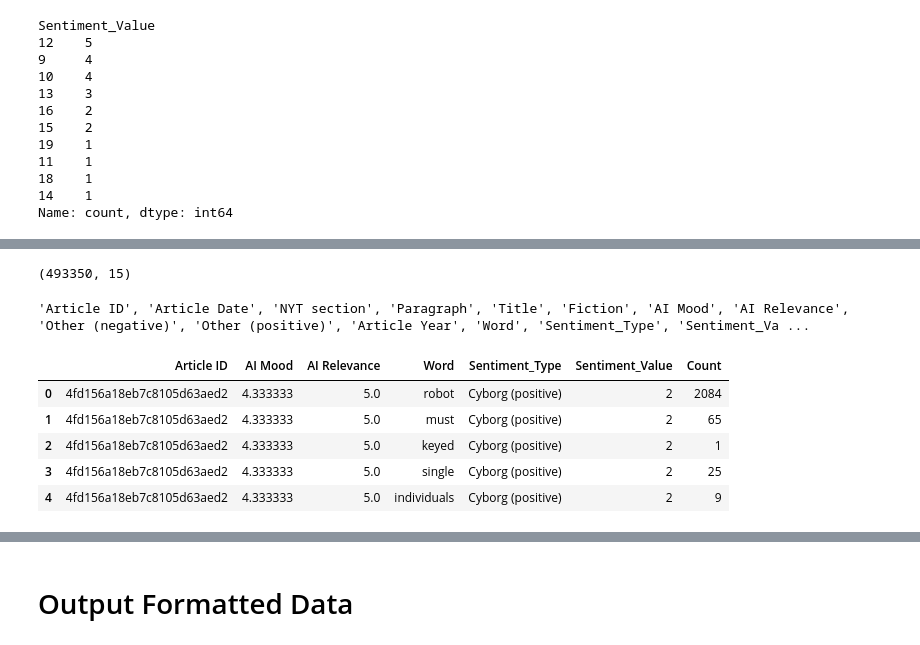
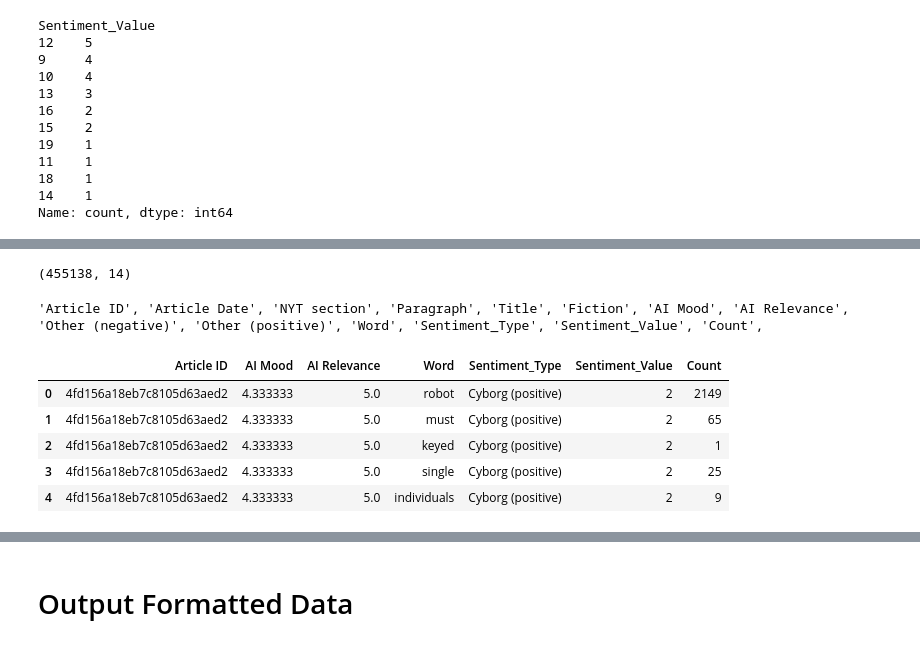
Before and after one commit to wrenparismoe/ai_sentiment, a Jupyter notebook: word-analysis-concat-paragraphs.ipynb, the cells around one changed output, grey strips where cells are left out. Drawn from its saved outputs; the diff is of its cells as text; code cells hidden in the pictures.

```diff
--- a/word-analysis-concat-paragraphs.ipynb
+++ b/word-analysis-concat-paragraphs.ipynb
@@ -32,10 +34,10 @@ Number of NaNs in 'Article Date' column:  1418 (42.14%)
 # %%
 # change 'Article Date' in datetime64[ns, UTC] format and change to 'Article Year' in int64 format
 # Convert the 'Article Date' column to datetime, coercing errors
-data['Article Date'] = pd.to_datetime(data['Article Date'], errors='coerce')
-data['Article Year'] = data['Article Date'].dt.year
-# convert to int64 - ignore nulls
-data['Article Year'] = data['Article Year'].fillna(0)
-data['Article Year'] = data['Article Year'].astype('int64')
+# data['Article Date'] = pd.to_datetime(data['Article Date'], errors='coerce')
+# data['Article Year'] = data['Article Date'].dt.year
+# # convert to int64 - ignore nulls
+# data['Article Year'] = data['Article Year'].fillna(0)
+# data['Article Year'] = data['Article Year'].astype('int64')
 
-data.head()
+# data.head()
@@ -53,7 +47,7 @@ data.head()
 ### Define Stop Words
 # %%
 # Define common English stop words - set class data type
-stop_words = {'thus', 'the', 'and', 'to', 'of', 'a', 'in', 'that', 'is', 'was', 'he', 'for', 'it', 'with', 'as', 'his', 'on', 'be', 'at', 'by', 'i', 'this', 'had', 'not', 'but', 'from', 'or', 'have', 'an', 'they', 'which', 'you', 'were', 'her', 'their', 'we', 'its', 'said', 'like', '—', '——', '-', '--'}
+stop_words = {'thus', 'the', 'and', 'to', 'of', 'a', 'in', 'that', 'is', 'was', 'he', 'for', 'it', 'with', 'as', 'his', 'on', 'be', 'at', 'by', 'i', 'this', 'had', 'not', 'but', 'from', 'or', 'have', 'an', 'they', 'which', 'you', 'were', 'her', 'their', 'we', 'its', 'said', 'like', '—', '——', '-', '--', '  '}
 
 # load frequent words dataset - columns are 'word' and 'count'
 freq_words = pd.read_csv('data/unigram_freq.csv')
@@ -86,12 +80,26 @@ print(len(stop_words))
 # %% [markdown]
 ### Tokenize Text
 # %%
+spell = SpellChecker()
+
 # Function to tokenize text (split by spaces and remove punctuation)
 def custom_tokenize(text):
+    # Convert to lower case
+    text = text.lower()
     # Remove punctuation
     text = text.translate(str.maketrans('', '', string.punctuation))
+    # write 'artificial intelligence' phrase as single hyphenated word 'artificial_intelligence'
+    text = text.replace("artificial intelligence", "artificial_intelligence")
+    text = text.replace(" ai ", " AI ")
+    # Remove numbers and special characters but keep hyphenated words
+    text = re.sub(r'[^a-zA-Z0-9-]', ' ', text)
+    # Remove numbers
+    # text = re.sub(r'[0-9]', ' ', text)
     # Tokenize by spaces
-    tokens = text.lower().split()
+    tokens = text.split()
+    # Include only correctly spelled words
+    tokens = [word for word in tokens if word in spell]
+
     return tokens
 
 # Updated function to preprocess text (tokenize and remove stop words) with handling for missing or non-string values
@@ -251,20 +251,20 @@ data_word_expand.reset_index(drop=True, inplace=True)
 # %%
 data_word_expand.shape
 # %% [output]
-(493350, 15)
+(455138, 14)
 # %%
 # print columns of data_word_expand in single line with '' around col name
 print(' '.join([f"'{col}'," for col in data_word_expand.columns.tolist()]))
 # %% [output]
-'Article ID', 'Article Date', 'NYT section', 'Paragraph', 'Title', 'Fiction', 'AI Mood', 'AI Relevance', 'Other (negative)', 'Other (positive)', 'Article Year', 'Word', 'Sentiment_Type', 'Sentiment_Va ...
+'Article ID', 'Article Date', 'NYT section', 'Paragraph', 'Title', 'Fiction', 'AI Mood', 'AI Relevance', 'Other (negative)', 'Other (positive)', 'Word', 'Sentiment_Type', 'Sentiment_Value', 'Count',
 # %%
 # drop unnecessary columns in data_word_expand - only keep 'Article ID', 'Word' 'Sentiment_Type', 'AI Mood', 'Sentiment_Value', 'AI Relevance', 'Count'
-data_word_expand_opt = data_word_expand.drop(['Article Date', 'Article Year', 'NYT section', 'Paragraph', 'Title', 'Fiction', 'Other (negative)', 'Other (positive)'], axis=1)
+data_word_expand_opt = data_word_expand.drop(['Article Date', 'NYT section', 'Paragraph', 'Title', 'Fiction', 'Other (negative)', 'Other (positive)'], axis=1) # 'Article Year'
 
 data_word_expand_opt.head()
 # %% [output]
 |  | Article ID | AI Mood | AI Relevance | Word | Sentiment_Type | Sentiment_Value | Count |
-| 0 | 4fd156a18eb7c8105d63aed2 | 4.333333 | 5.0 | robot | Cyborg (positive) | 2 | 2084 |
+| 0 | 4fd156a18eb7c8105d63aed2 | 4.333333 | 5.0 | robot | Cyborg (positive) | 2 | 2149 |
 | 1 | 4fd156a18eb7c8105d63aed2 | 4.333333 | 5.0 | must | Cyborg (positive) | 2 | 65 |
 | 2 | 4fd156a18eb7c8105d63aed2 | 4.333333 | 5.0 | keyed | Cyborg (positive) | 2 | 1 |
 | 3 | 4fd156a18eb7c8105d63aed2 | 4.333333 | 5.0 | single | Cyborg (positive) | 2 | 25 |
```
Also changed, not shown: parts of 26 cells of this notebook, 9 other files.
